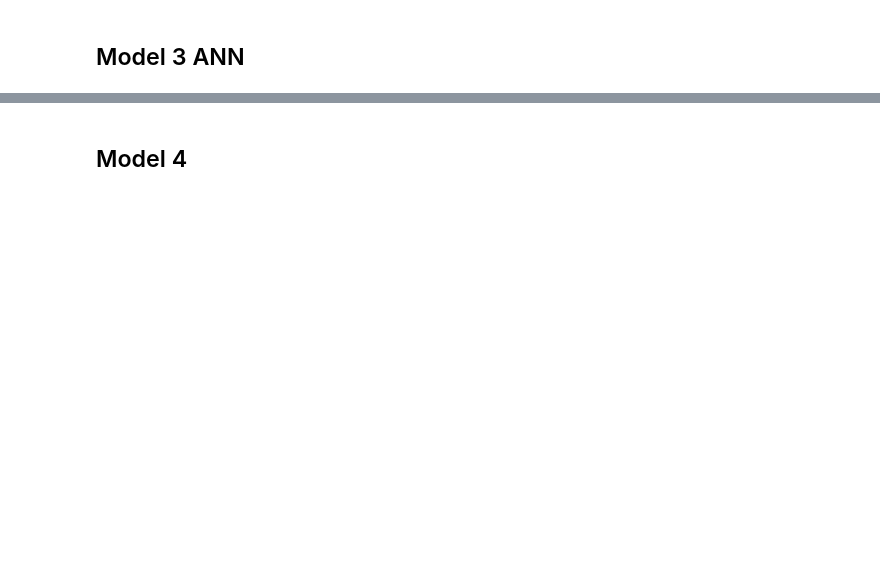
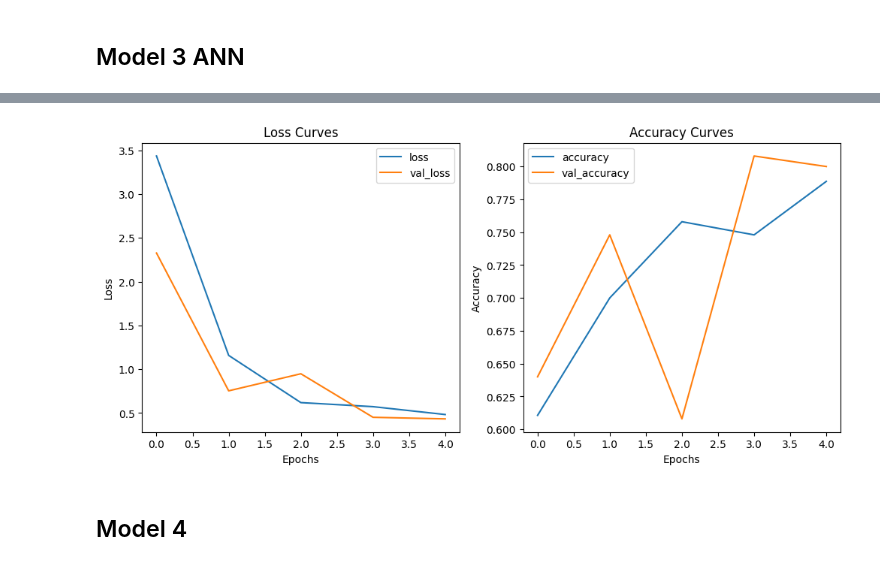
Before and after one commit to BUFONJOKER/tensorflow-zero-to-mastery, a Jupyter notebook: 03_cnn_computer_vision.ipynb, the cells around one changed output, grey strips where cells are left out. Cells and saved outputs as stored; diff of their text form; code cells hidden in the pictures; blank space fills up the shorter version.

```diff
--- a/03_cnn_computer_vision.ipynb
+++ b/03_cnn_computer_vision.ipynb
@@ -353,3 +365,7 @@ Epoch 5/5
+# %%
+plot_loss_accuracy_curves(history_3)
+# %% [output]
+[figure, added]
 # %% [markdown]
 ## Model 4
 # %%
```
Also changed, not shown: parts of 54 cells of this notebook.
